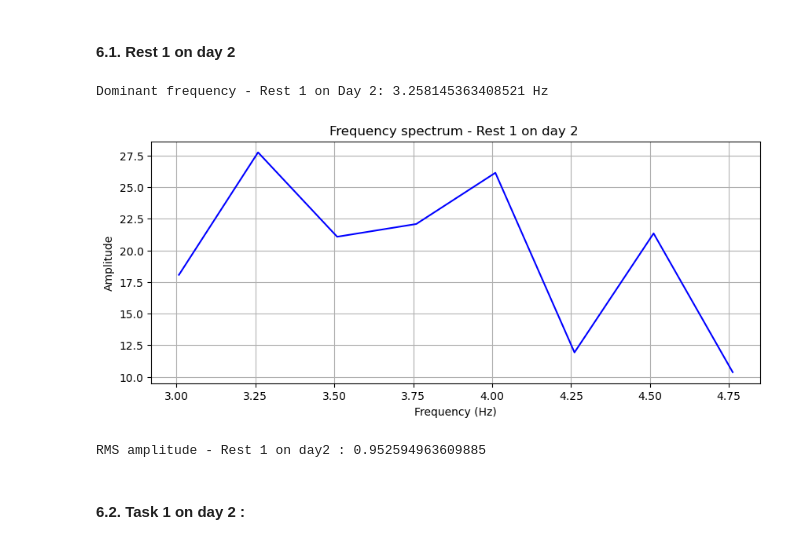
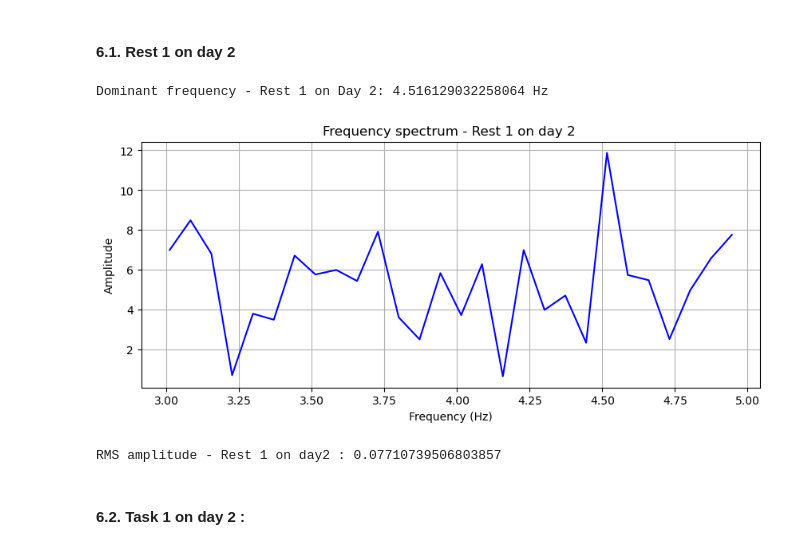
Before and after one commit to zemmahisofi-byte/Projet_R_Python, a Jupyter notebook: Projet_python/main.ipynb, the cells around one changed output. Cells and saved outputs as stored; diff of their text form; code cells hidden in the pictures.

```diff
--- a/Projet_python/main.ipynb
+++ b/Projet_python/main.ipynb
@@ -758,7 +760,7 @@ import numpy as np
 import matplotlib.pyplot as plt
 
 # Define Rest 1 (Day 2)
-rest1_d2 = df_2[(df_2["Time (s)"] >= 261) & (df_2["Time (s)"] <= 265)]
+rest1_d2 = df_2[(df_2["Time (s)"] >= 231) & (df_2["Time (s)"] <= 245)]
 
 # Signal
 signal_rest1_d2 = rest1_d2["magnitude"].values
@@ -774,36 +776,36 @@ fft_vals_rest1_d2 = np.abs(np.fft.fft(signal_centered_rest1_d2))
 freqs_rest1_d2 = np.fft.fftfreq(len(signal_centered_rest1_d2), d=1/fs)
 
 # Keep positive frequencies
 positive_freqs_rest1_d2 = freqs_rest1_d2[:len(freqs_rest1_d2)//2]
 positive_fft_rest1_d2 = fft_vals_rest1_d2[:len(fft_vals_rest1_d2)//2]
 
 # Mask 3–5 Hz
 mask_rest1_d2 = (positive_freqs_rest1_d2 >= 3) & (positive_freqs_rest1_d2 <= 5)
 
 # Dominant frequency
 dominant_freq_rest1_d2 = positive_freqs_rest1_d2[mask_rest1_d2][
     np.argmax(positive_fft_rest1_d2[mask_rest1_d2])
 ]
 
 print("Dominant frequency - Rest 1 on Day 2:", dominant_freq_rest1_d2, "Hz")
 
 # Plot
 plt.figure(figsize=(10,4))
 plt.plot(positive_freqs_rest1_d2[mask_rest1_d2], positive_fft_rest1_d2[mask_rest1_d2], color="blue")
 plt.xlabel("Frequency (Hz)")
 plt.ylabel("Amplitude")
 plt.title("Frequency spectrum - Rest 1 on day 2 ")
 plt.grid(True)
 plt.show()
 signal_rest1_d2 = rest1_d2["magnitude"].values
 signal_centered_rest1_d2 = signal_rest1_d2 - np.mean(signal_rest1_d2)
 
 rms_rest1_d2 = np.sqrt(np.mean(signal_centered_rest1_d2**2))
 print("RMS amplitude - Rest 1 on day2 :", rms_rest1_d2)
 # %% [output]
-Dominant frequency - Rest 1 on Day 2: 3.258145363408521 Hz
+Dominant frequency - Rest 1 on Day 2: 4.516129032258064 Hz
-[figure, old version]
+[figure, new version]
-RMS amplitude - Rest 1 on day2 : 0.952594963609885
+RMS amplitude - Rest 1 on day2 : 0.07710739506803857
 # %% [markdown]
 #### 6.2.  Task 1 on day 2 :
 # %%
```
Also changed, not shown: parts of 35 cells of this notebook, 1 other file.
